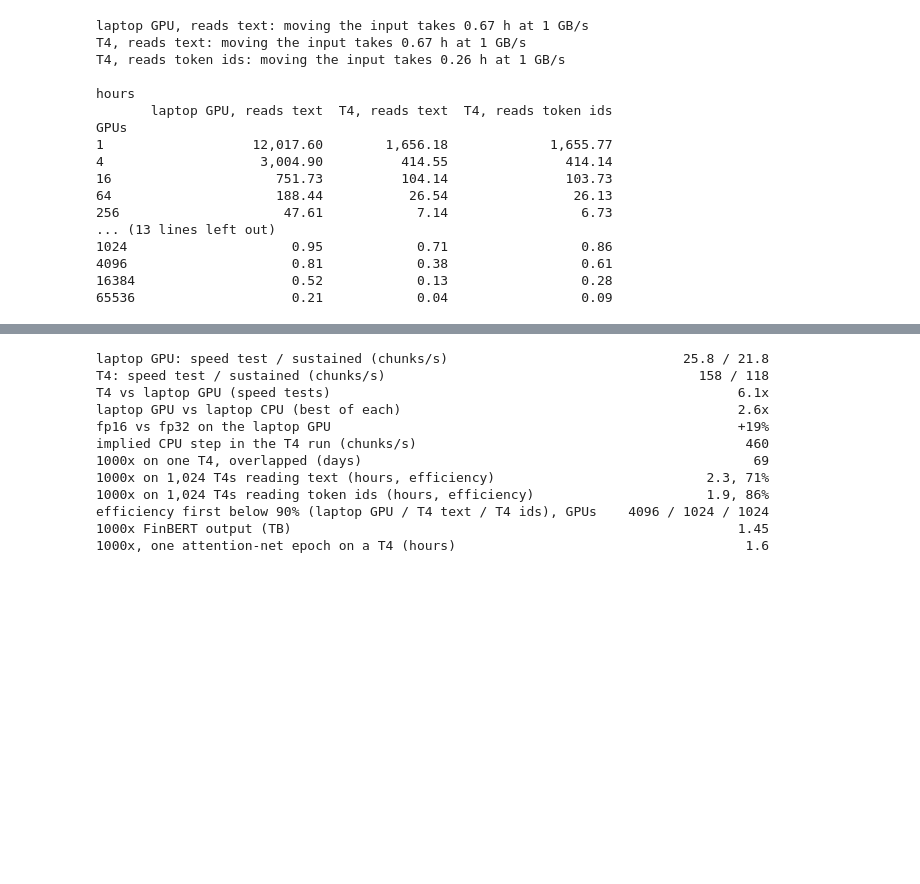
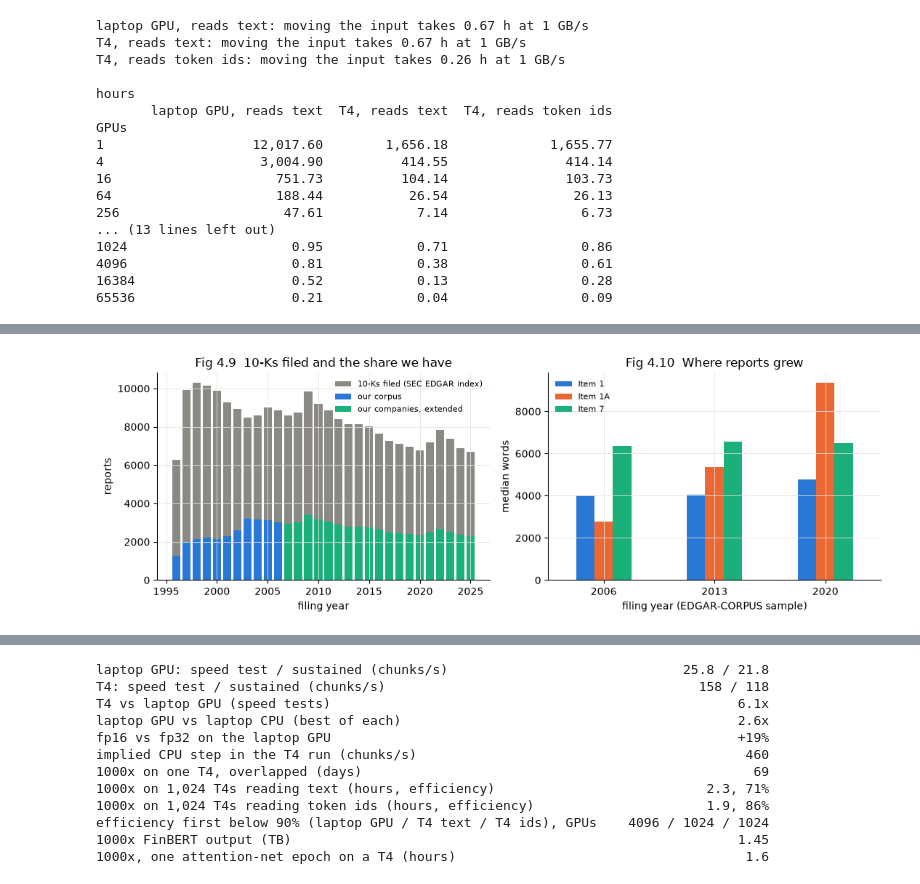
Before and after one commit to Oscar339/dst-sprint2, a Jupyter notebook: report/04-Scaling.ipynb, the cells around one changed output, grey strips where cells are left out. Saved outputs shown, nothing was run; the diff lists cells and outputs as text; code cells hidden in the pictures; blank space fills up the shorter version.

```diff
--- a/report/04-Scaling.ipynb
+++ b/report/04-Scaling.ipynb
@@ -480,0 +560,15 @@ GPUs
+# %%
+fig, ax = plt.subplots(1, 2, figsize=(11, 3.8))
+ax[0].bar(sec.index, sec.values, color=GREY, width=0.8, label="10-Ks filed (SEC EDGAR index)")
+ax[0].bar(ours.index, ours["reports"], color=BLUE, width=0.8, label="our corpus")
+ax[0].bar(ALL_YEARS[later], SHARE * sec[later], color=AQUA, width=0.8, label="our companies, extended")
+ax[0].set(xlabel="filing year", ylabel="reports", title="Fig 4.9  10-Ks filed and the share we have")
+ax[0].legend(frameon=False, fontsize=8)
+cols = ["item1", "item1A", "item7"]
+w = lengths[[f"median_{c}" for c in cols]].rename(columns=lambda c: c.replace("median_", "Item ").replace("item", ""))
+w.plot.bar(ax=ax[1], color=[BLUE, ORANGE, AQUA], rot=0)
+ax[1].set(xlabel="filing year (EDGAR-CORPUS sample)", ylabel="median words", title="Fig 4.10  Where reports grew")
+ax[1].legend(frameon=False, fontsize=8)
+plt.tight_layout(); plt.show()
+# %% [output]
+[figure, added]
```
Also changed, not shown: parts of 10 cells of this notebook, 7 other files.
